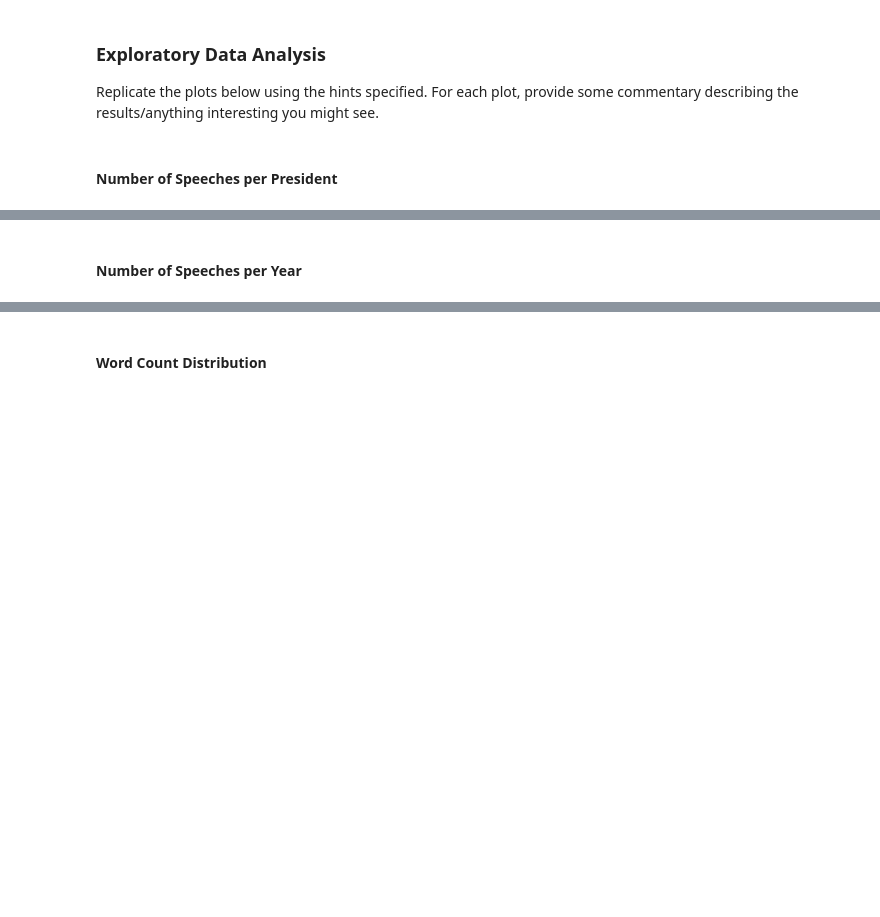
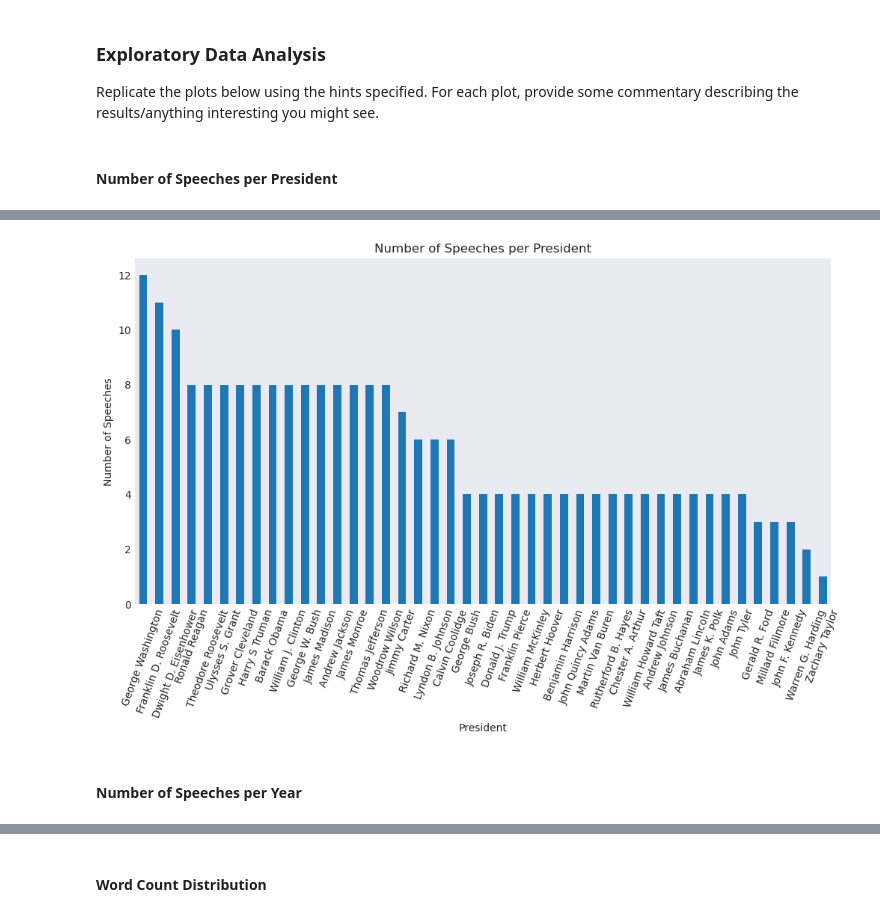
Before and after one commit to UCB-stat-159-f25/proj02-group08, a Jupyter notebook: notebooks/nlp-P01.ipynb, the cells around one changed output, grey strips where cells are left out. Cells and saved outputs as stored; diff of their text form; code cells hidden in the pictures; blank space fills up the shorter version.

Commit message:
Updated version of plots

```diff
--- a/notebooks/nlp-P01.ipynb
+++ b/notebooks/nlp-P01.ipynb
@@ -44,2 +65,0 @@ Replicate the plots below using the hints specified. For each plot, provide some
-# %% [markdown]
-#### Number of Speeches per Year
@@ -46 +71,13 @@ Replicate the plots below using the hints specified. For each plot, provide some
+# %%
+plt.figure(figsize=(12,6))
+speeches_per_president.plot(kind='bar')
+plt.title("Number of Speeches per President")
+plt.xlabel("President")
+plt.ylabel("Number of Speeches")
+plt.xticks(rotation=70)  # rotate labels so they fit
+plt.show()
+# %% [output]
+[figure, added]
+# %% [markdown]
+#### Number of Speeches per Year
 # %%
```
Also changed, not shown: parts of 12 cells of this notebook.
